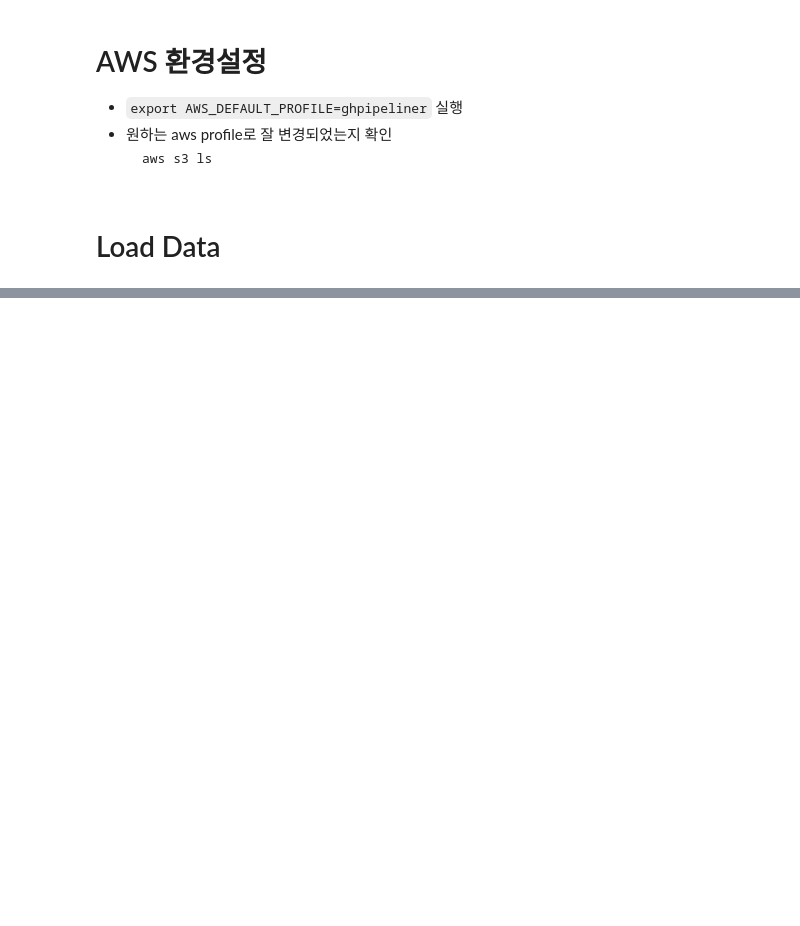
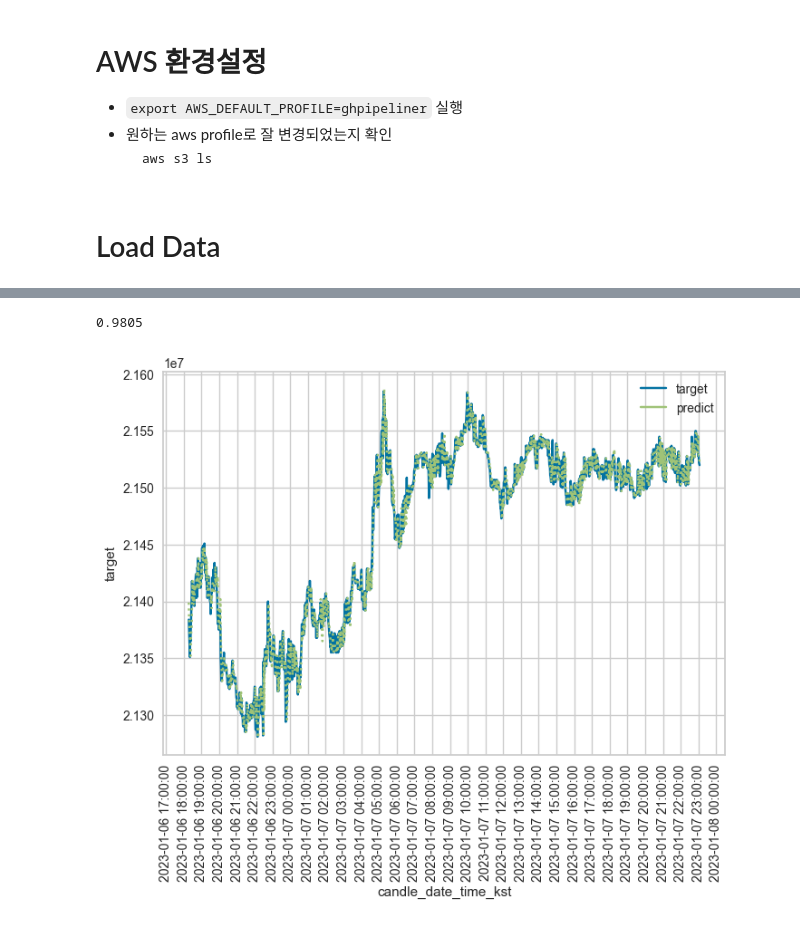
Before and after one commit to lhb0803/DE-study, a Jupyter notebook: modeling/automl.ipynb, the cells around one changed output, grey strips where cells are left out. Cells and saved outputs as stored; diff of their text form; code cells hidden in the pictures; blank space fills up the shorter version.

Commit message:
train with pycaret

```diff
--- a/modeling/automl.ipynb
+++ b/modeling/automl.ipynb
@@ -45,0 +66,4 @@ obj
+# %%
+df['target'] = df.shift(-1)['close']
+data = df.iloc[:len(df) - 1]
+data
@@ -45,0 +84,6 @@ obj
+# %%
+data_train = data.iloc[:int(len(data) * 0.8)]
+data_test = data.iloc[int(len(data) * 0.8):]
+
+print('Data for Modeling: ', str(data_train.shape))
+print('Unseen Data for Predictions: ', str(data_test.shape))
@@ -45,0 +174,3 @@ obj
+# %%
+unseen_predictions = predict_model(huber, data=data_test)
+unseen_predictions.head(10)
@@ -45,0 +193,4 @@ obj
+# %%
+check_metric(unseen_predictions['target'], unseen_predictions['Label'], 'R2')
+# %% [output]
+0.9805
@@ -45,0 +201,14 @@ obj
+# %%
+fig, ax = plt.subplots()
+
+sns.lineplot(data = unseen_predictions, x='candle_date_time_kst', y='target', label='target', ax=ax)
+sns.lineplot(data = unseen_predictions, x='candle_date_time_kst', y='Label', label='predict', ax=ax)
+
+ax.lines[1].set_linestyle(":")
+# x_dates = unseen_predictions['candle_date_time_kst'].astype(dtype=np.datetime64).dt.strftime('%Y-%m-%d %H:%M:%S').sort_values().unique()
+ax.xaxis.set_major_locator(mdates.HourLocator(interval=1))
+ax.xaxis.set_major_formatter(mdates.DateFormatter('%Y-%m-%d %H:%M:%S'))
+ax.set_xticklabels(labels=ax.xaxis.get_ticklabels(), rotation=90)
+fig.show()
+# %% [output]
+[figure, added]
```
Also changed, not shown: parts of 20 cells of this notebook, 1 other file.
